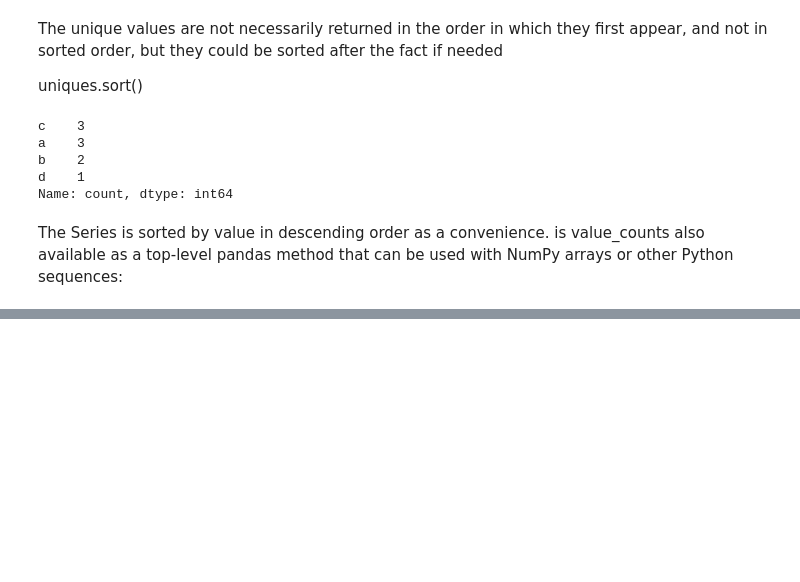
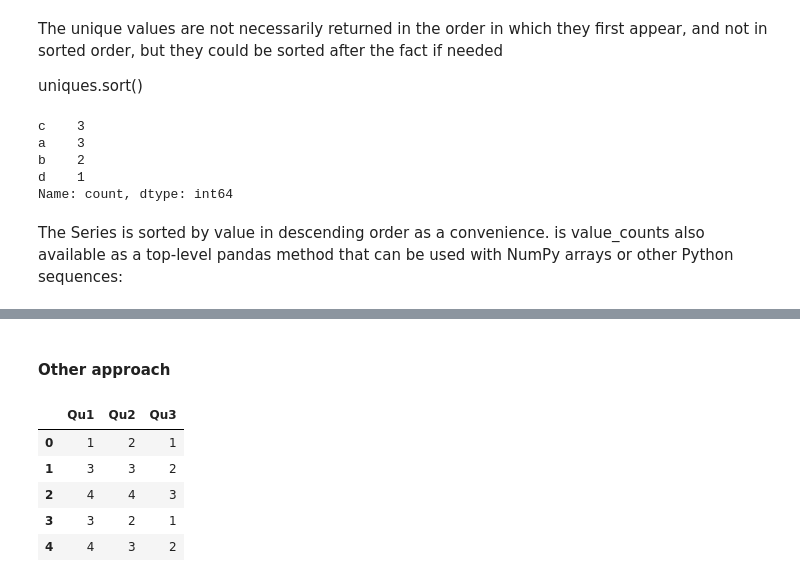
Before and after one commit to navneet-srivastava/python-data-analysis, a Jupyter notebook: pandas_tut.ipynb, the cells around one changed output, grey strips where cells are left out. Drawn from its saved outputs; the diff is of its cells as text; code cells hidden in the pictures; blank space fills up the shorter version.

```diff
--- a/pandas_tut.ipynb
+++ b/pandas_tut.ipynb
@@ -2329,0 +2430,11 @@ other Python sequences:
+# %% [markdown]
+#### Other approach
+# %%
+data
+# %% [output]
+|  | Qu1 | Qu2 | Qu3 |
+| 0 | 1 | 2 | 1 |
+| 1 | 3 | 3 | 2 |
+| 2 | 4 | 4 | 3 |
+| 3 | 3 | 2 | 1 |
+| 4 | 4 | 3 | 2 |
```
Also changed, not shown: parts of 17 cells of this notebook.
